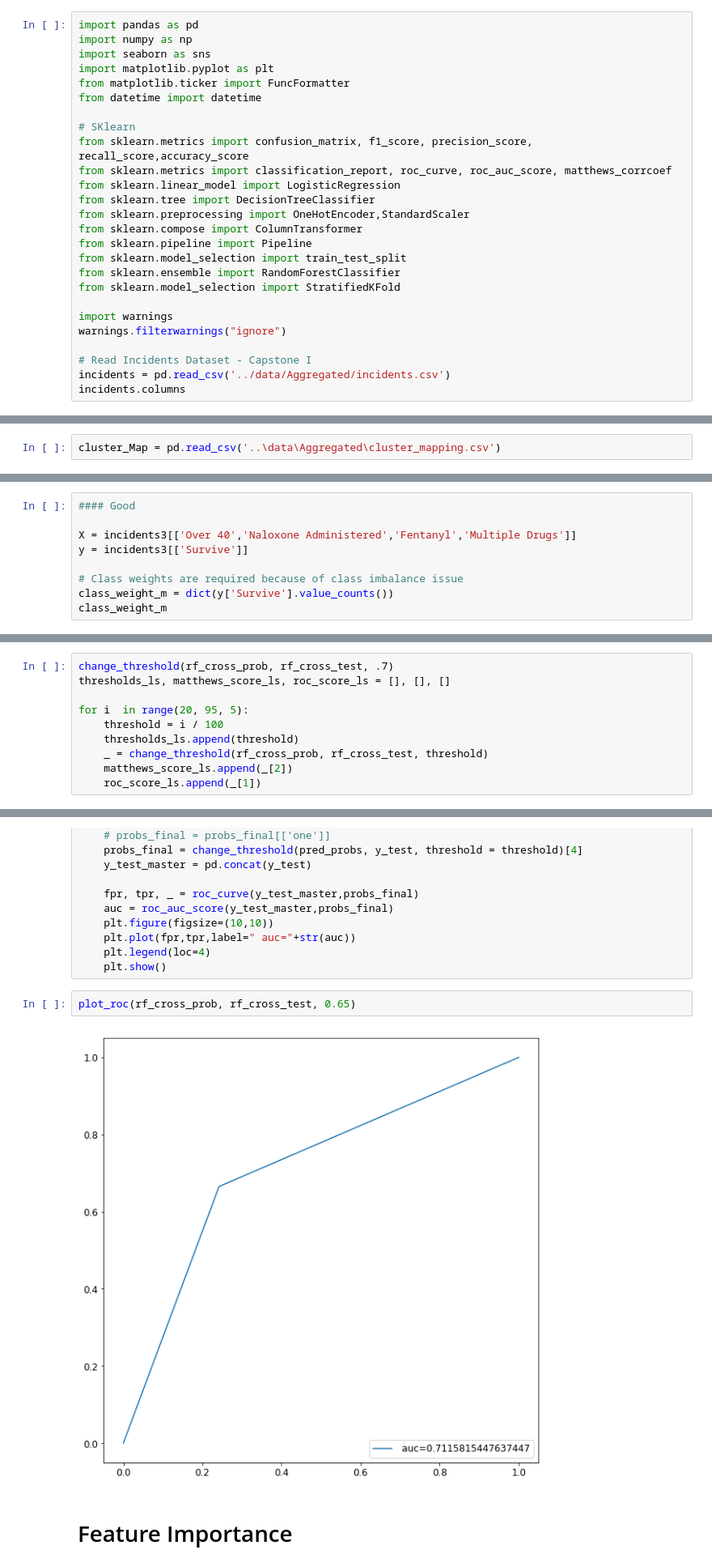
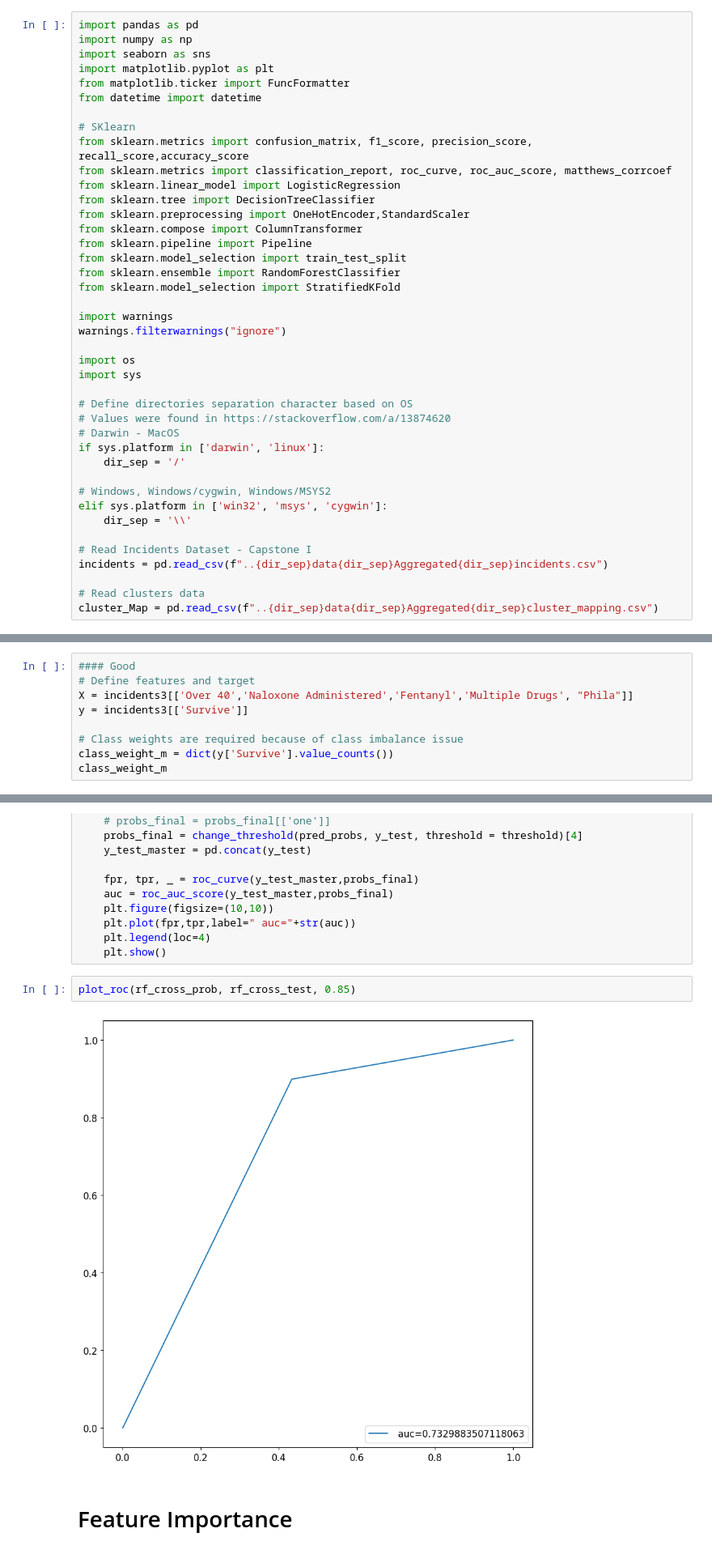
Before and after one commit to Joeyloganpython/Capstone, a Jupyter notebook: ML/Classification_joey_start.ipynb, the cells around one changed output, grey strips where cells are left out. Shown at 81% size. Cells and saved outputs as stored; diff of their text form.

Commit message:
reorganized the notebook and added Phila as a feature

```diff
--- a/ML/Classification_joey_start.ipynb
+++ b/ML/Classification_joey_start.ipynb
@@ -23,6 +23,21 @@ from sklearn.model_selection import StratifiedKFold
 import warnings
 warnings.filterwarnings("ignore")
 
+import os
+import sys
+
+# Define directories separation character based on OS
+# Values were found in https://stackoverflow.com/a/13874620
+# Darwin - MacOS
+if sys.platform in ['darwin', 'linux']:
+    dir_sep = '/'
+
+# Windows, Windows/cygwin, Windows/MSYS2
+elif sys.platform in ['win32', 'msys', 'cygwin']:
+    dir_sep = '\\'
+
 # Read Incidents Dataset - Capstone I
-incidents = pd.read_csv('../data/Aggregated/incidents.csv')
-incidents.columns
+incidents = pd.read_csv(f"..{dir_sep}data{dir_sep}Aggregated{dir_sep}incidents.csv")
+
+# Read clusters data
+cluster_Map = pd.read_csv(f"..{dir_sep}data{dir_sep}Aggregated{dir_sep}cluster_mapping.csv")
@@ -35,5 +44,3 @@ Index(['Incident ID', 'Incident Date', 'Incident Time', 'Day',
-# %%
-cluster_Map = pd.read_csv('..\data\Aggregated\cluster_mapping.csv')
 # %% [markdown]
 # Pre-processing
 # %% [markdown]
@@ -141,7 +142,7 @@ incidents3['Phila'] = incidents3['Phila'].astype(int)
 # %%
 #### Good
-
-X = incidents3[['Over 40','Naloxone Administered','Fentanyl','Multiple Drugs']]
+# Define features and target
+X = incidents3[['Over 40','Naloxone Administered','Fentanyl','Multiple Drugs', "Phila"]]
 y = incidents3[['Survive']]
 
 # Class weights are required because of class imbalance issue
@@ -557,10 +442,0 @@ weighted avg       0.79      0.74      0.75     20569
-# %%
-change_threshold(rf_cross_prob, rf_cross_test, .7)
-thresholds_ls, matthews_score_ls, roc_score_ls = [], [], []
-
-for i  in range(20, 95, 5):
-    threshold = i / 100
-    thresholds_ls.append(threshold)
-    _ = change_threshold(rf_cross_prob, rf_cross_test, threshold)
-    matthews_score_ls.append(_[2])
-    roc_score_ls.append(_[1])
@@ -594,9 +465,9 @@ def plot_roc(pred_probs, y_test, threshold):
     plt.legend(loc=4)
     plt.show()
 # %%
-plot_roc(rf_cross_prob, rf_cross_test, 0.65)
+plot_roc(rf_cross_prob, rf_cross_test, 0.85)
 # %% [output]
-[figure, old version]
+[figure, new version]
 # %% [markdown]
 # Feature Importance
 # %%
```
Also changed, not shown: parts of 40 cells of this notebook.
